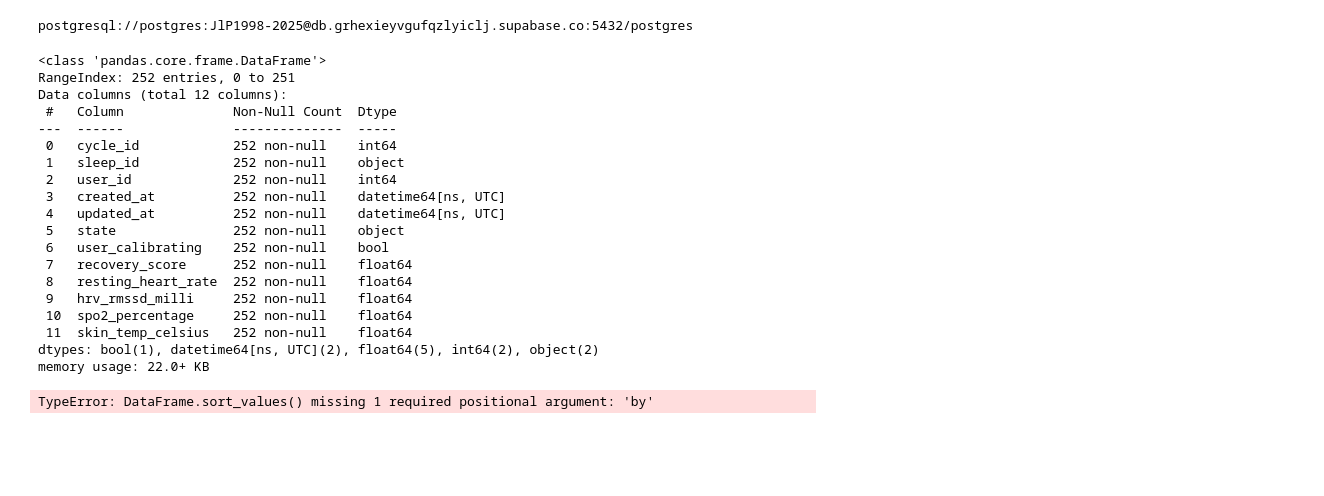
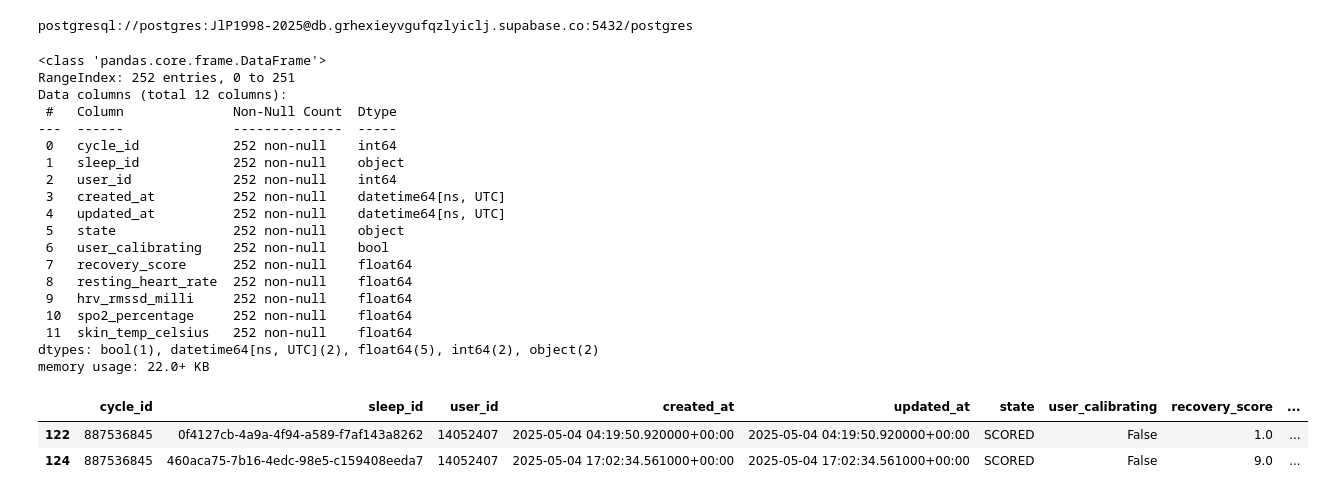
Before and after one commit to JordanPickles/whoop-pipeline, a Jupyter notebook: notebooks/eda_recovery.ipynb, the cells around one changed output. Saved outputs shown, nothing was run; the diff lists cells and outputs as text; code cells hidden in the pictures; blank space fills up the shorter version.

```diff
--- a/notebooks/eda_recovery.ipynb
+++ b/notebooks/eda_recovery.ipynb
@@ -26,33 +25,35 @@ postgresql://postgres:JlP1998-2025@db.grhexieyvgufqzlyiclj.supabase.co:5432/post
 df_recovery.info()
 
 # Checking to ensure descriptive stats look as expected.
 df_recovery.describe()
 
 len(df_recovery['cycle_id']) - len(df_recovery['cycle_id'].drop_duplicates()) ## Highlighted one duplicated cycle ID value
 df_recovery.groupby('cycle_id').size().sort_values(ascending=False).head()
 
 
-# df_recovery[df_recovery.duplicated(['cycle_id'])]
+df_recovery[df_recovery.duplicated(['cycle_id'])]
 
-# df_recovery.loc[df_recovery['cycle_id'] == 887536845]
+df_recovery.loc[df_recovery['cycle_id'] == 887536845] # Suggests that cycle id cannot be the primary key as 2 recovery / sleep id's can be attached
 # %% [output]
 <class 'pandas.core.frame.DataFrame'>
 RangeIndex: 252 entries, 0 to 251
 Data columns (total 12 columns):
  #   Column              Non-Null Count  Dtype
 ---  ------              --------------  -----
  0   cycle_id            252 non-null    int64
  1   sleep_id            252 non-null    object
  2   user_id             252 non-null    int64
  3   created_at          252 non-null    datetime64[ns, UTC]
  4   updated_at          252 non-null    datetime64[ns, UTC]
  5   state               252 non-null    object
  6   user_calibrating    252 non-null    bool
  7   recovery_score      252 non-null    float64
  8   resting_heart_rate  252 non-null    float64
  9   hrv_rmssd_milli     252 non-null    float64
  10  spo2_percentage     252 non-null    float64
  11  skin_temp_celsius   252 non-null    float64
 dtypes: bool(1), datetime64[ns, UTC](2), float64(5), int64(2), object(2)
 memory usage: 22.0+ KB
-TypeError: DataFrame.sort_values() missing 1 required positional argument: 'by'
+|  | cycle_id | sleep_id | user_id | created_at | updated_at | state | user_calibrating | recovery_score | ... |
+| 122 | 887536845 | 0f4127cb-4a9a-4f94-a589-f7af143a8262 | 14052407 | 2025-05-04 04:19:50.920000+00:00 | 2025-05-04 04:19:50.920000+00:00 | SCORED | False | 1.0 | ... |
+| 124 | 887536845 | 460aca75-7b16-4edc-98e5-c159408eeda7 | 14052407 | 2025-05-04 17:02:34.561000+00:00 | 2025-05-04 17:02:34.561000+00:00 | SCORED | False | 9.0 | ... |
```
Also changed, not shown: parts of 3 cells of this notebook.
